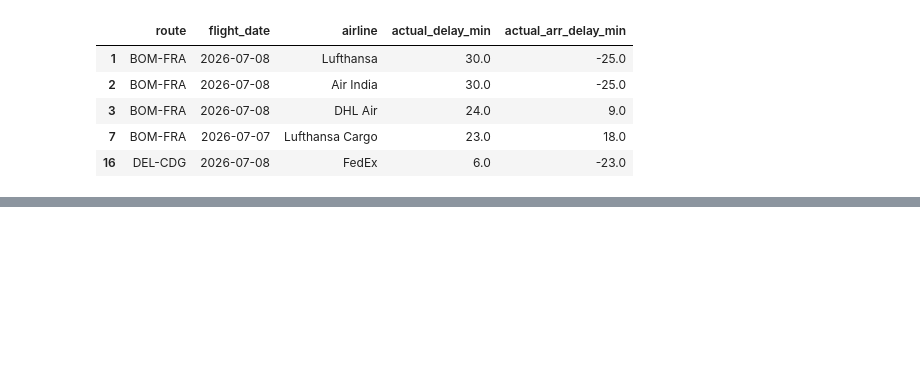
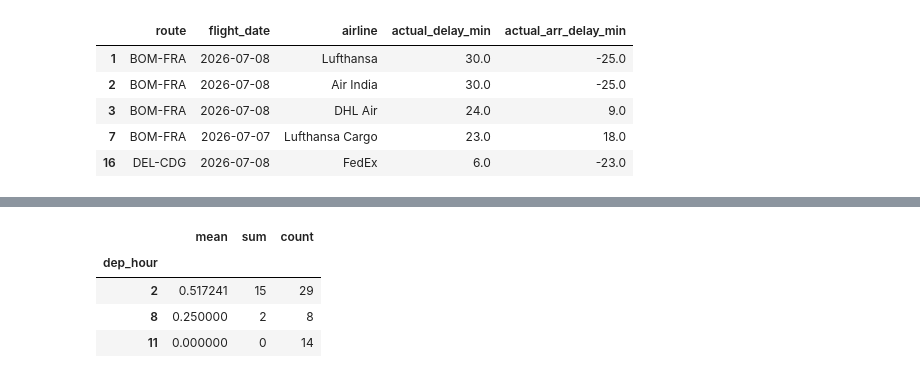
Before and after one commit to khushi1215/RouteWatch, a Jupyter notebook: explore.ipynb, the cells around one changed output, grey strips where cells are left out. Cells and saved outputs as stored; diff of their text form; code cells hidden in the pictures; blank space fills up the shorter version.

```diff
--- a/explore.ipynb
+++ b/explore.ipynb
@@ -329,0 +362,8 @@ bom_fra.groupby('airline')['is_delayed'].agg(['mean', 'sum', 'count']).sort_valu
+# %%
+bom_fra.groupby('dep_hour')['is_delayed'].agg(['mean', 'sum', 'count']).sort_values('dep_hour')
+# %% [output]
+|  | mean | sum | count |
+| dep_hour |  |  |  |
+| 2 | 0.517241 | 15 | 29 |
+| 8 | 0.250000 | 2 | 8 |
+| 11 | 0.000000 | 0 | 14 |
```
Also changed, not shown: parts of 24 cells of this notebook.
